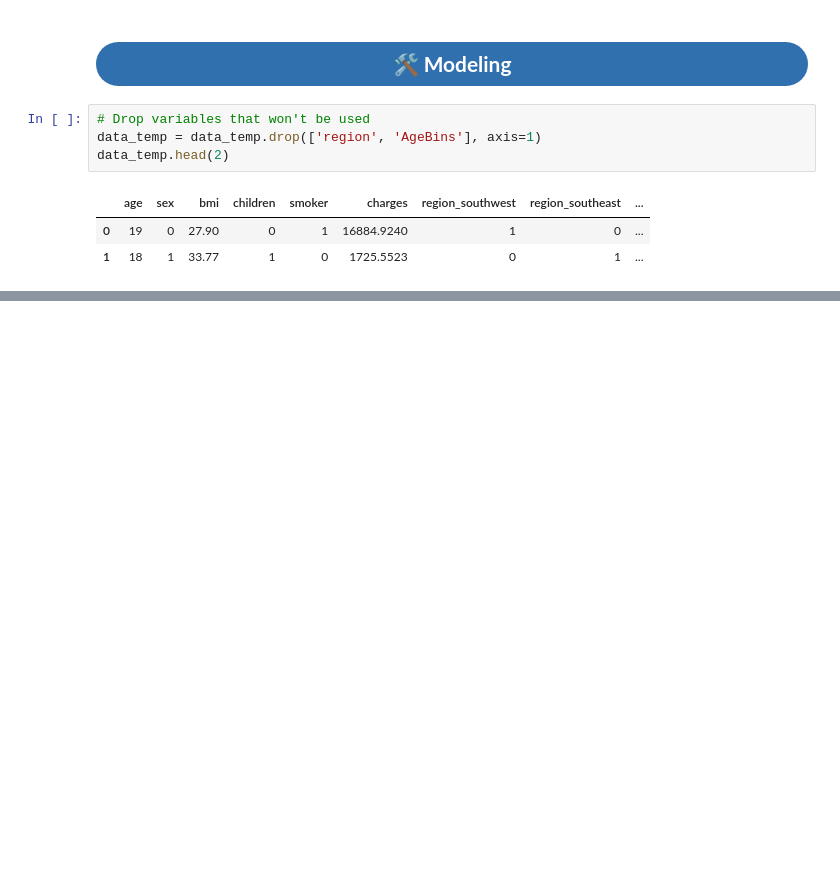
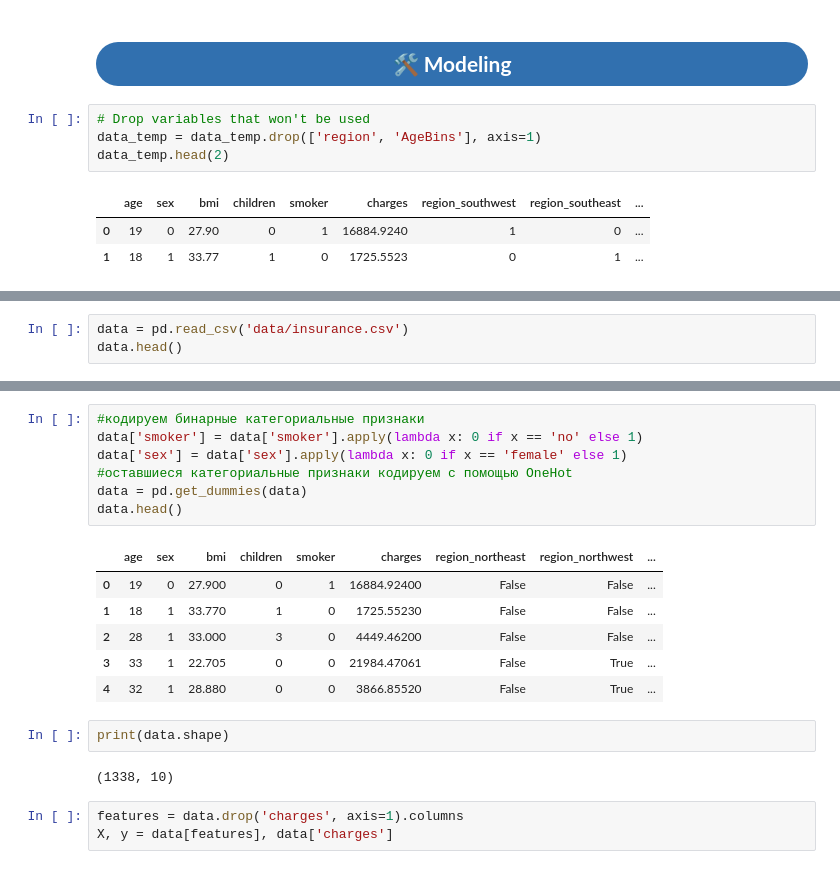
Before and after one commit to akramkhal/KaggleProjects, a Jupyter notebook: MedicalCosts/insurance.ipynb.ipynb, the cells around one changed output, grey strips where cells are left out. Drawn from its saved outputs; the diff is of its cells as text; blank space fills up the shorter version.

```diff
--- a/MedicalCosts/insurance.ipynb.ipynb
+++ b/MedicalCosts/insurance.ipynb.ipynb
@@ -745,0 +953,3 @@ data_temp.head(2)
+# %%
+data = pd.read_csv('data/insurance.csv')
+data.head()
@@ -745,0 +963,21 @@ data_temp.head(2)
+# %%
+#кодируем бинарные категориальные признаки
+data['smoker'] = data['smoker'].apply(lambda x: 0 if x == 'no' else 1)
+data['sex'] = data['sex'].apply(lambda x: 0 if x == 'female' else 1)
+#оставшиеся категориальные признаки кодируем с помощью OneHot
+data = pd.get_dummies(data)
+data.head()
+# %% [output]
+|  | age | sex | bmi | children | smoker | charges | region_northeast | region_northwest | ... |
+| 0 | 19 | 0 | 27.900 | 0 | 1 | 16884.92400 | False | False | ... |
+| 1 | 18 | 1 | 33.770 | 1 | 0 | 1725.55230 | False | False | ... |
+| 2 | 28 | 1 | 33.000 | 3 | 0 | 4449.46200 | False | False | ... |
+| 3 | 33 | 1 | 22.705 | 0 | 0 | 21984.47061 | False | True | ... |
+| 4 | 32 | 1 | 28.880 | 0 | 0 | 3866.85520 | False | True | ... |
+# %%
+print(data.shape)
+# %% [output]
+(1338, 10)
+# %%
+features = data.drop('charges', axis=1).columns
+X, y = data[features], data['charges']
```
Also changed, not shown: parts of 18 cells of this notebook, 3 other files.
